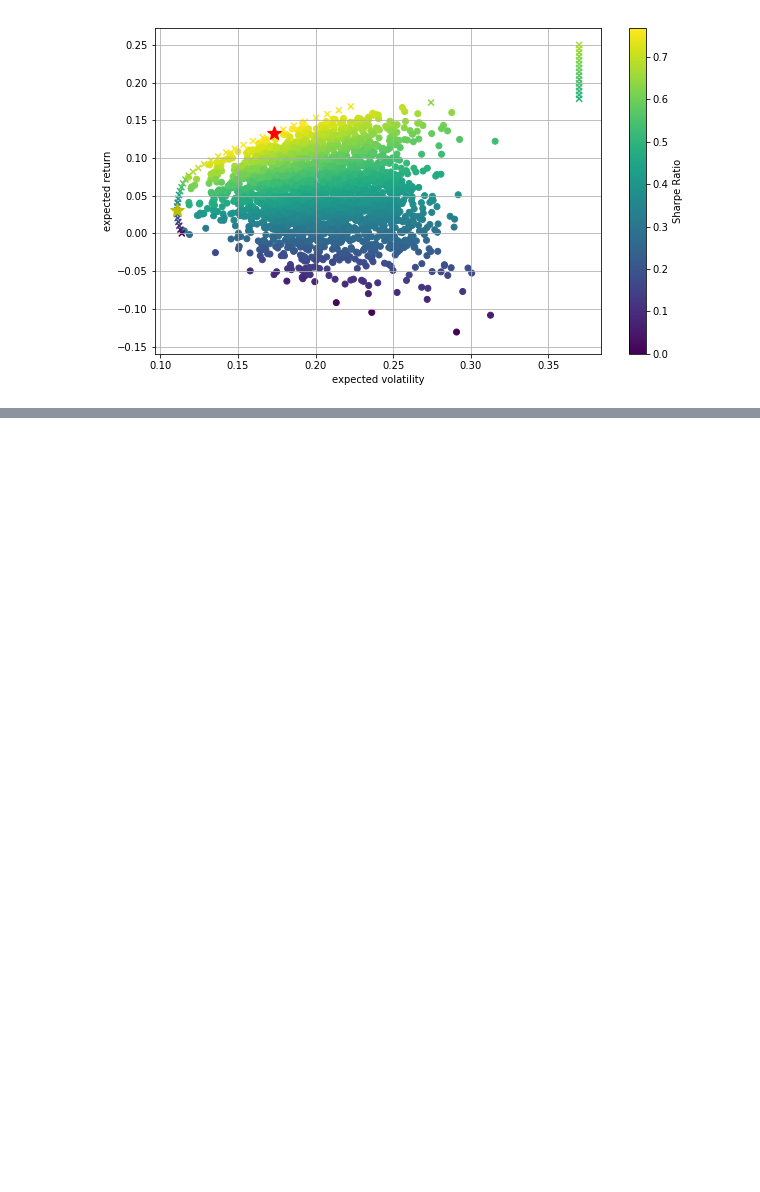
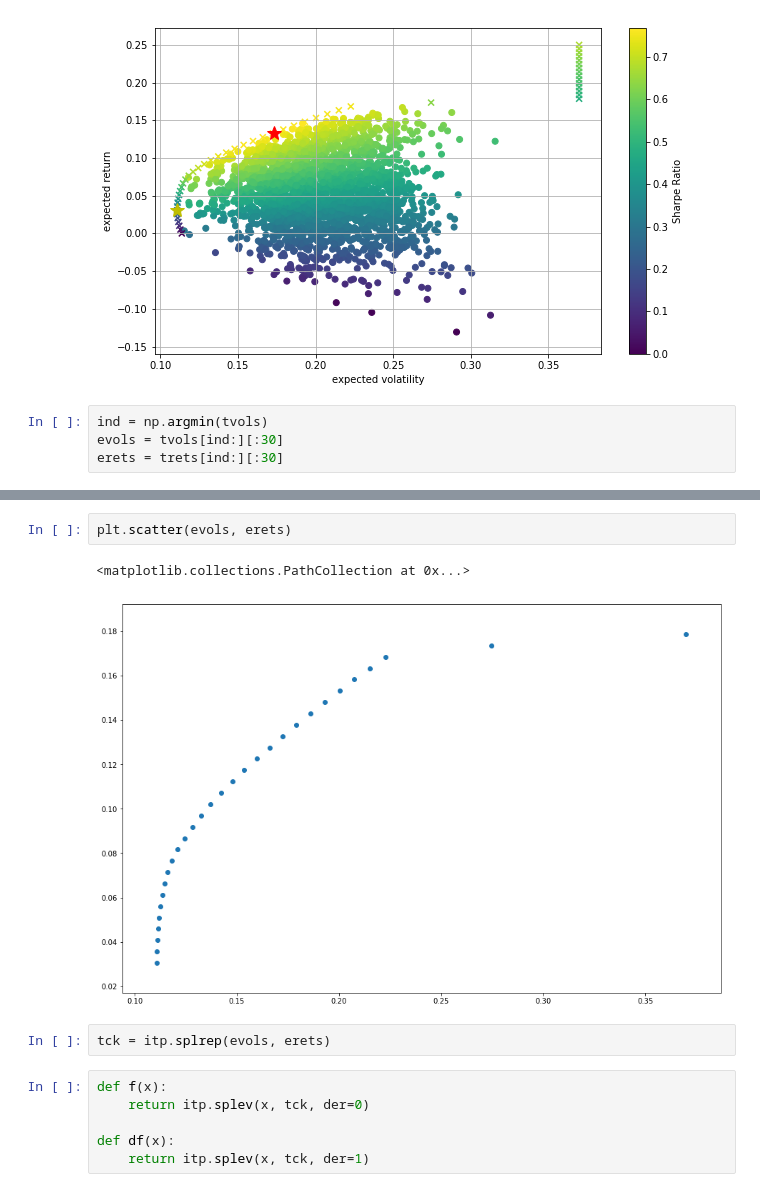
Before and after one commit to ahorjia/RTStock, a Jupyter notebook: TAPython/Bayesian.ipynb, the cells around one changed output, grey strips where cells are left out. Drawn from its saved outputs; the diff is of its cells as text; blank space fills up the shorter version.

```diff
--- a/TAPython/Bayesian.ipynb
+++ b/TAPython/Bayesian.ipynb
@@ -430,3 +431,7 @@ plt.colorbar(label='Sharpe Ratio')
 # %% [output]
 <matplotlib.colorbar.Colorbar at 0x...>
 [figure]
+# %%
+ind = np.argmin(tvols)
+evols = tvols[ind:][:30]
+erets = trets[ind:][:30]
@@ -432,0 +456,13 @@ plt.colorbar(label='Sharpe Ratio')
+# %%
+plt.scatter(evols, erets)
+# %% [output]
+<matplotlib.collections.PathCollection at 0x...>
+[figure, added]
+# %%
+tck = itp.splrep(evols, erets)
+# %%
+def f(x):
+    return itp.splev(x, tck, der=0)
+
+def df(x):
+    return itp.splev(x, tck, der=1)
```
Also changed, not shown: parts of 9 cells of this notebook.
